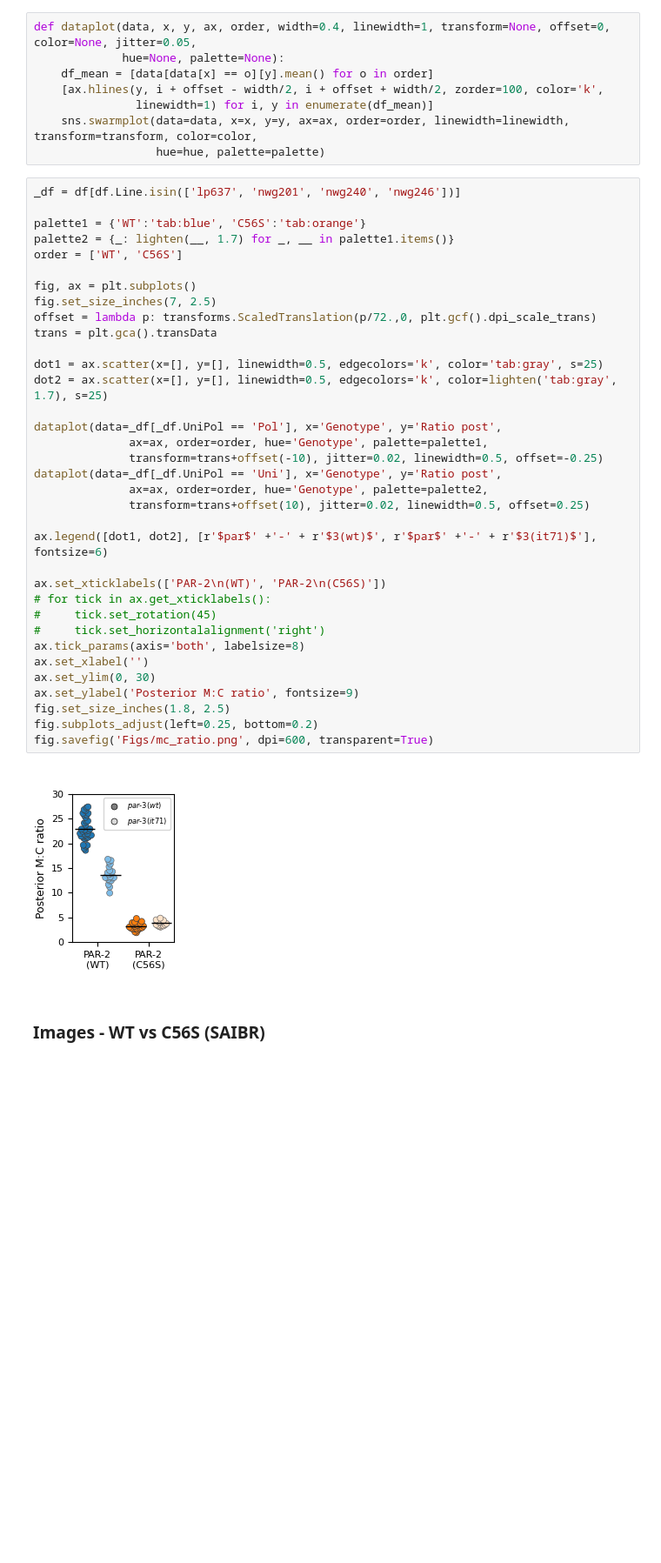
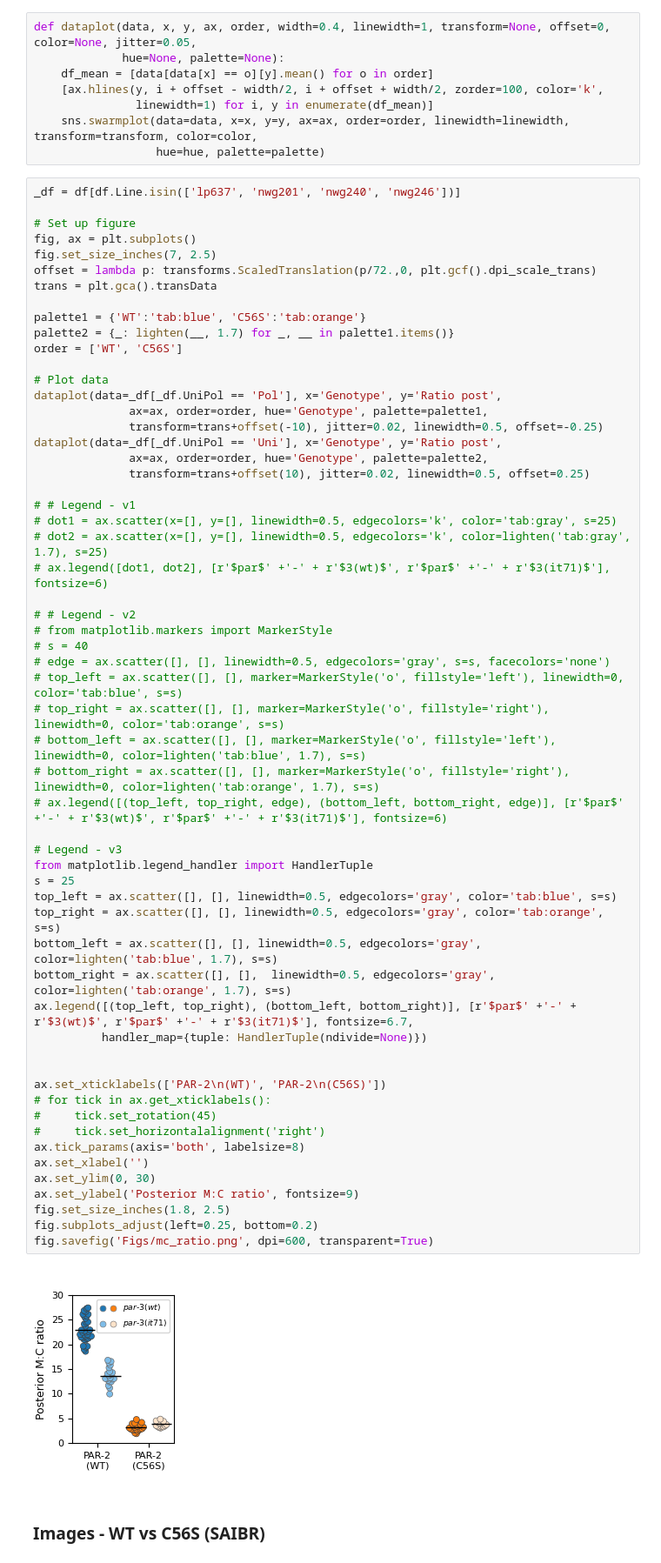
Before and after one commit to goehringlab/2023-Bland-bioRxiv, a Jupyter notebook: scripts/Downstream analysis and figures/Polarised vs uniform/Figures_.ipynb, the cells around one changed output. Shown at 87% size. Saved outputs shown, nothing was run; the diff lists cells and outputs as text; blank space fills up the shorter version.

Commit message:
figure changes

```diff
--- a/scripts/Downstream analysis and figures/Polarised vs uniform/Figures_.ipynb
+++ b/scripts/Downstream analysis and figures/Polarised vs uniform/Figures_.ipynb
@@ -53,41 +53,64 @@ def dataplot(data, x, y, ax, order, width=0.4, linewidth=1, transform=None, offs
                   hue=hue, palette=palette)
 # %%
 _df = df[df.Line.isin(['lp637', 'nwg201', 'nwg240', 'nwg246'])]
+
+# Set up figure
+fig, ax = plt.subplots()
+fig.set_size_inches(7, 2.5)
+offset = lambda p: transforms.ScaledTranslation(p/72.,0, plt.gcf().dpi_scale_trans)
+trans = plt.gca().transData
 
 palette1 = {'WT':'tab:blue', 'C56S':'tab:orange'}
 palette2 = {_: lighten(__, 1.7) for _, __ in palette1.items()}
 order = ['WT', 'C56S']
 
-fig, ax = plt.subplots()
-fig.set_size_inches(7, 2.5)
-offset = lambda p: transforms.ScaledTranslation(p/72.,0, plt.gcf().dpi_scale_trans)
-trans = plt.gca().transData
-
-dot1 = ax.scatter(x=[], y=[], linewidth=0.5, edgecolors='k', color='tab:gray', s=25)
-dot2 = ax.scatter(x=[], y=[], linewidth=0.5, edgecolors='k', color=lighten('tab:gray', 1.7), s=25)
-
+# Plot data
 dataplot(data=_df[_df.UniPol == 'Pol'], x='Genotype', y='Ratio post',
               ax=ax, order=order, hue='Genotype', palette=palette1,
               transform=trans+offset(-10), jitter=0.02, linewidth=0.5, offset=-0.25)
 dataplot(data=_df[_df.UniPol == 'Uni'], x='Genotype', y='Ratio post',
               ax=ax, order=order, hue='Genotype', palette=palette2,
               transform=trans+offset(10), jitter=0.02, linewidth=0.5, offset=0.25)
 
-ax.legend([dot1, dot2], [r'$par$' +'-' + r'$3(wt)$', r'$par$' +'-' + r'$3(it71)$'], fontsize=6)
+# # Legend - v1
+# dot1 = ax.scatter(x=[], y=[], linewidth=0.5, edgecolors='k', color='tab:gray', s=25)
+# dot2 = ax.scatter(x=[], y=[], linewidth=0.5, edgecolors='k', color=lighten('tab:gray', 1.7), s=25)
+# ax.legend([dot1, dot2], [r'$par$' +'-' + r'$3(wt)$', r'$par$' +'-' + r'$3(it71)$'], fontsize=6)
+
+# # Legend - v2
+# from matplotlib.markers import MarkerStyle
+# s = 40
+# edge = ax.scatter([], [], linewidth=0.5, edgecolors='gray', s=s, facecolors='none')
+# top_left = ax.scatter([], [], marker=MarkerStyle('o', fillstyle='left'), linewidth=0, color='tab:blue', s=s)
+# top_right = ax.scatter([], [], marker=MarkerStyle('o', fillstyle='right'), linewidth=0, color='tab:orange', s=s)
+# bottom_left = ax.scatter([], [], marker=MarkerStyle('o', fillstyle='left'), linewidth=0, color=lighten('tab:blue', 1.7), s=s)
+# bottom_right = ax.scatter([], [], marker=MarkerStyle('o', fillstyle='right'), linewidth=0, color=lighten('tab:orange', 1.7), s=s)
+# ax.legend([(top_left, top_right, edge), (bottom_left, bottom_right, edge)], [r'$par$' +'-' + r'$3(wt)$', r'$par$' +'-' + r'$3(it71)$'], fontsize=6)
+
+# Legend - v3
+from matplotlib.legend_handler import HandlerTuple
+s = 25
+top_left = ax.scatter([], [], linewidth=0.5, edgecolors='gray', color='tab:blue', s=s)
+top_right = ax.scatter([], [], linewidth=0.5, edgecolors='gray', color='tab:orange', s=s)
+bottom_left = ax.scatter([], [], linewidth=0.5, edgecolors='gray', color=lighten('tab:blue', 1.7), s=s)
+bottom_right = ax.scatter([], [],  linewidth=0.5, edgecolors='gray', color=lighten('tab:orange', 1.7), s=s)
+ax.legend([(top_left, top_right), (bottom_left, bottom_right)], [r'$par$' +'-' + r'$3(wt)$', r'$par$' +'-' + r'$3(it71)$'], fontsize=6.7,
+          handler_map={tuple: HandlerTuple(ndivide=None)})
+
 
 ax.set_xticklabels(['PAR-2\n(WT)', 'PAR-2\n(C56S)'])
 # for tick in ax.get_xticklabels():
 #     tick.set_rotation(45)
 #     tick.set_horizontalalignment('right')
 ax.tick_params(axis='both', labelsize=8)
 ax.set_xlabel('')
 ax.set_ylim(0, 30)
 ax.set_ylabel('Posterior M:C ratio', fontsize=9)
 fig.set_size_inches(1.8, 2.5)
 fig.subplots_adjust(left=0.25, bottom=0.2)
 fig.savefig('Figs/mc_ratio.png', dpi=600, transparent=True)
 # %% [output]
-[figure, old version]
+[figure, new version]
 # %% [markdown]
 ### Images - WT vs C56S (SAIBR)
 # %%
```
Also changed, not shown: parts of 5 cells of this notebook, 19 other files.
